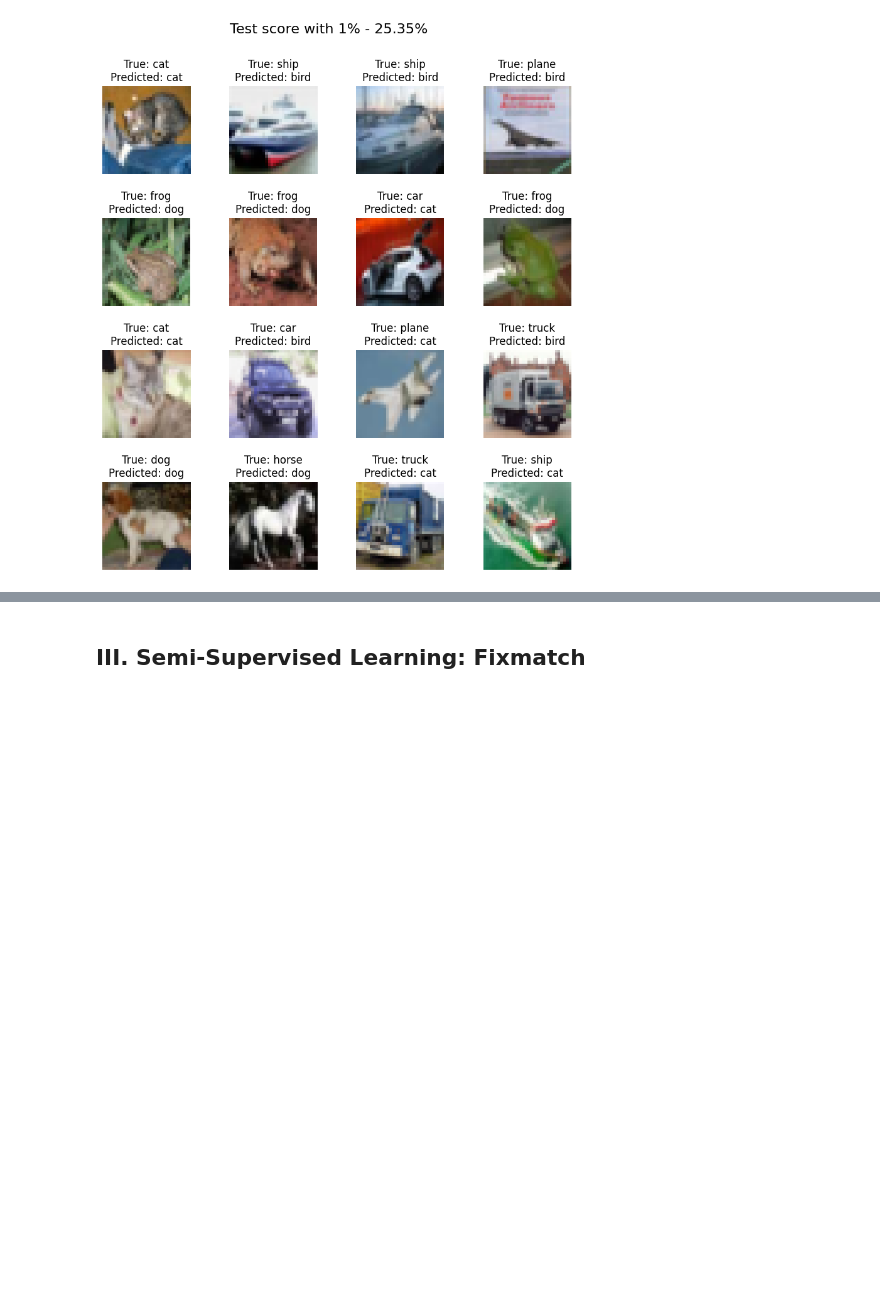
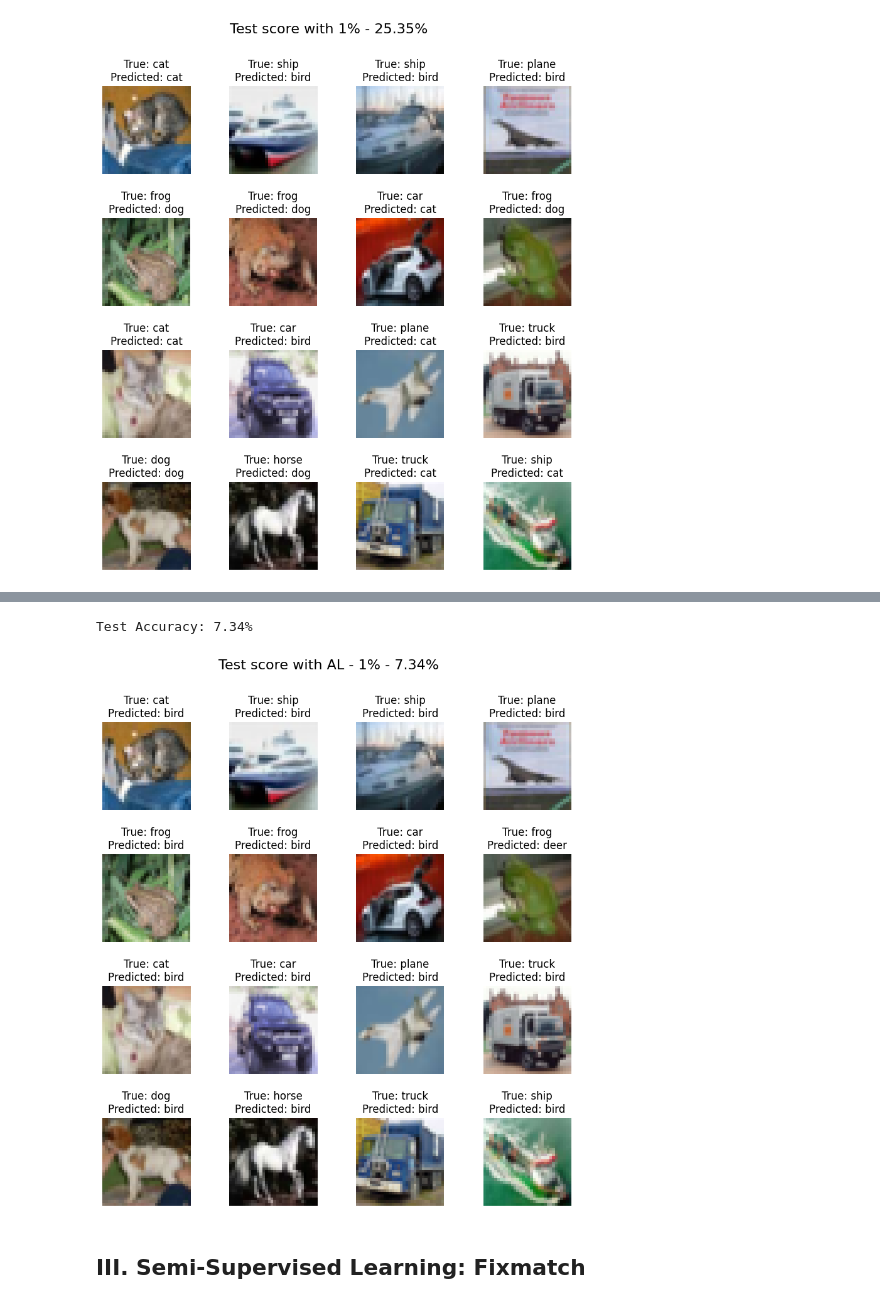
Before and after one commit to julien-blanchon/ProjetFixMatch, a Jupyter notebook: Projet_FixMatch.ipynb, the cells around one changed output, grey strips where cells are left out. Drawn from its saved outputs; the diff is of its cells as text; code cells hidden in the pictures; blank space fills up the shorter version.

```diff
--- a/Projet_FixMatch.ipynb
+++ b/Projet_FixMatch.ipynb
@@ -587,3 +746,39 @@ Test Accuracy: 25.35%
+# %%
+# Evaluation on the test set
+model.eval()  # Set the model to evaluation mode
+test_correct = 0
+test_total = 0
+
+with torch.no_grad():
+    for data in testloader:
+        images, labels = data[0].to(device), data[1].to(device)
+        # normalize
+        images = normalize(data=images, mean=mean, std=std)
+
+        outputs = model(images)
+        _, predicted = outputs.max(1)
+        test_total += labels.size(0)
+        test_correct += predicted.eq(labels).sum().item()
+
+test_accuracy = 100.0 * test_correct / test_total
+print(f'Test Accuracy: {test_accuracy}%')
+
+# save the model
+torch.save(model.state_dict(), f"{torch_models}/model_5_AL.pth")
+
+test_image, test_labels = testloader.__iter__().__next__()
+test_image = test_image.to(device)
+outputs_test = model(test_image)
+label_pred_test = outputs_test.argmax(dim=1)
+
+# descale the images
+test_image = test_image # * torch.tensor(std, device=device).view(1, 3, 1, 1) + torch.tensor(mean, device=device).view(1, 3, 1, 1)
+
+fig1 = plot_images(test_image, test_labels, label_pred_test, classes, figure_name=f"Test score with AL - {int(current_proportion*100)}% - {test_accuracy:.2f}%")
+fig1.savefig(f"./figures/test_score_{current_proportion}_AL.png")
+# %% [output]
+Test Accuracy: 7.34%
+[figure, added]
 # %% [markdown]
 ## III. Semi-Supervised Learning: Fixmatch
 # %% [markdown]
```
Also changed, not shown: parts of 9 cells of this notebook, 8 other files.
